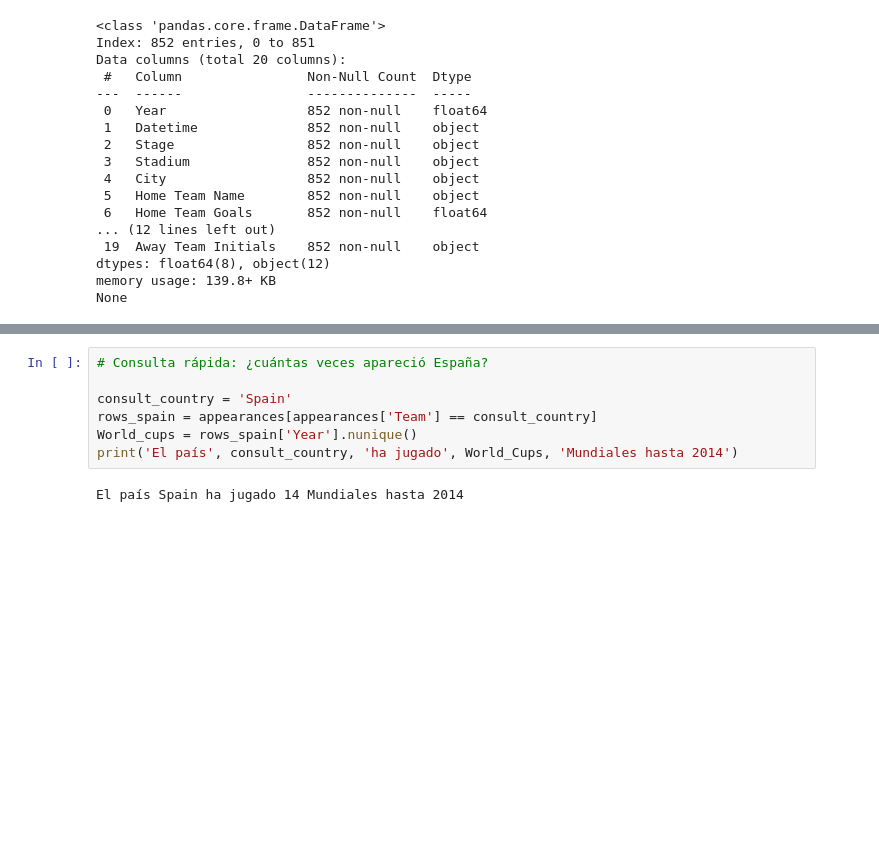
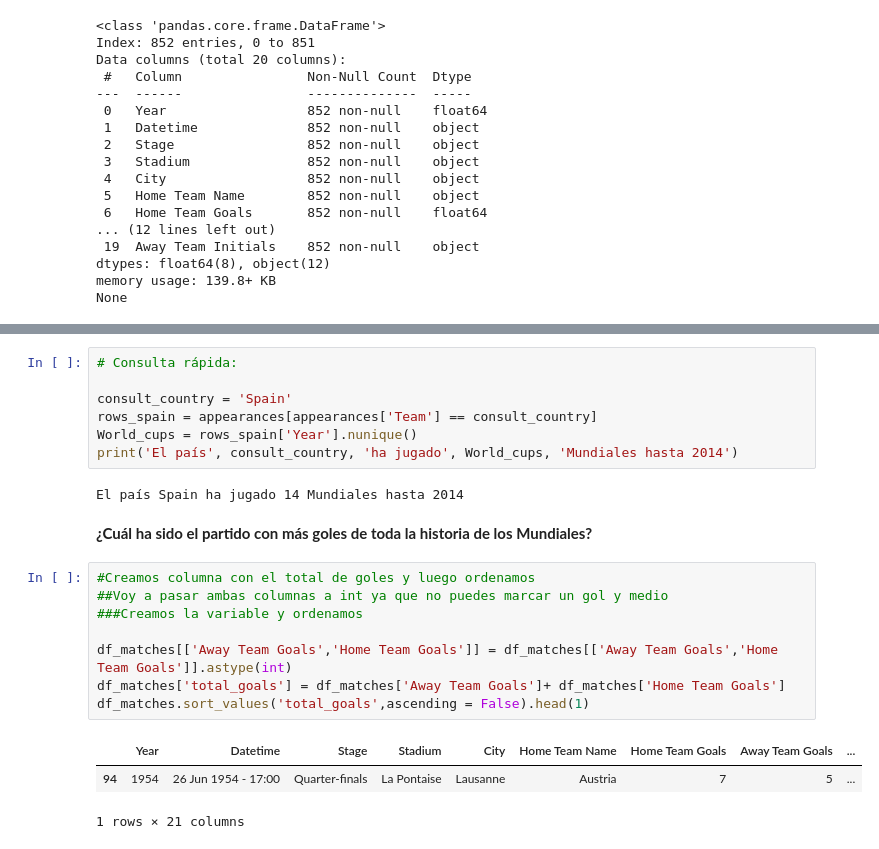
Before and after one commit to claudiocdc/fifa-world-cup-analysis, a Jupyter notebook: 01_Limpieza_Fifa_WorldCup.ipynb, the cells around one changed output, grey strips where cells are left out. Cells and saved outputs as stored; diff of their text form; blank space fills up the shorter version.

```diff
--- a/01_Limpieza_Fifa_WorldCup.ipynb
+++ b/01_Limpieza_Fifa_WorldCup.ipynb
@@ -226,9 +239,23 @@ dtype: int64
 # %%
-# Consulta rápida: ¿cuántas veces apareció España?
+# Consulta rápida:
 
 consult_country = 'Spain'
 rows_spain = appearances[appearances['Team'] == consult_country]
 World_cups = rows_spain['Year'].nunique()
-print('El país', consult_country, 'ha jugado', World_Cups, 'Mundiales hasta 2014')
+print('El país', consult_country, 'ha jugado', World_cups, 'Mundiales hasta 2014')
 # %% [output]
 El país Spain ha jugado 14 Mundiales hasta 2014
+# %% [markdown]
+**¿Cuál ha sido el partido con más goles de toda la historia de los Mundiales?**
+# %%
+#Creamos columna con el total de goles y luego ordenamos
+##Voy a pasar ambas columnas a int ya que no puedes marcar un gol y medio
+###Creamos la variable y ordenamos
+
+df_matches[['Away Team Goals','Home Team Goals']] = df_matches[['Away Team Goals','Home Team Goals']].astype(int)
+df_matches['total_goals'] = df_matches['Away Team Goals']+ df_matches['Home Team Goals']
+df_matches.sort_values('total_goals',ascending = False).head(1)
+# %% [output]
+|  | Year | Datetime | Stage | Stadium | City | Home Team Name | Home Team Goals | Away Team Goals | ... |
+| 94 | 1954 | 26 Jun 1954 - 17:00 | Quarter-finals | La Pontaise | Lausanne | Austria | 7 | 5 | ... |
+1 rows × 21 columns
```
Also changed, not shown: parts of 20 cells of this notebook.
